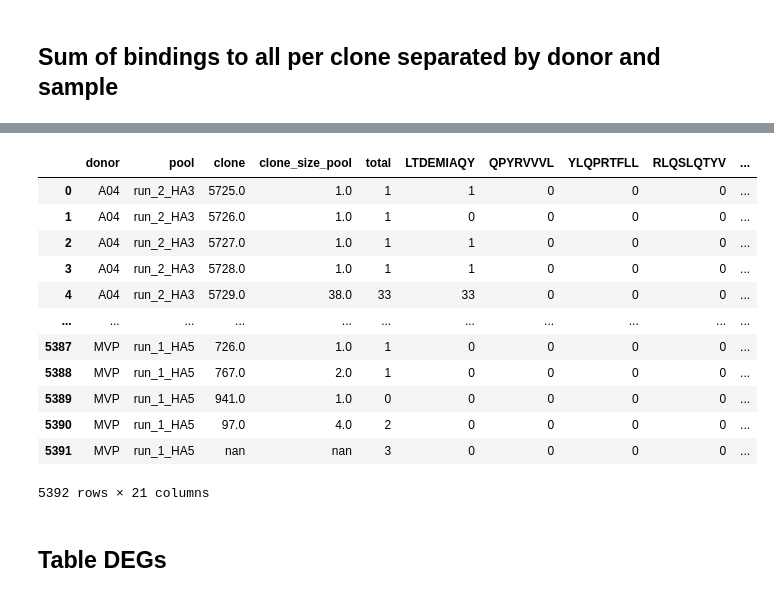
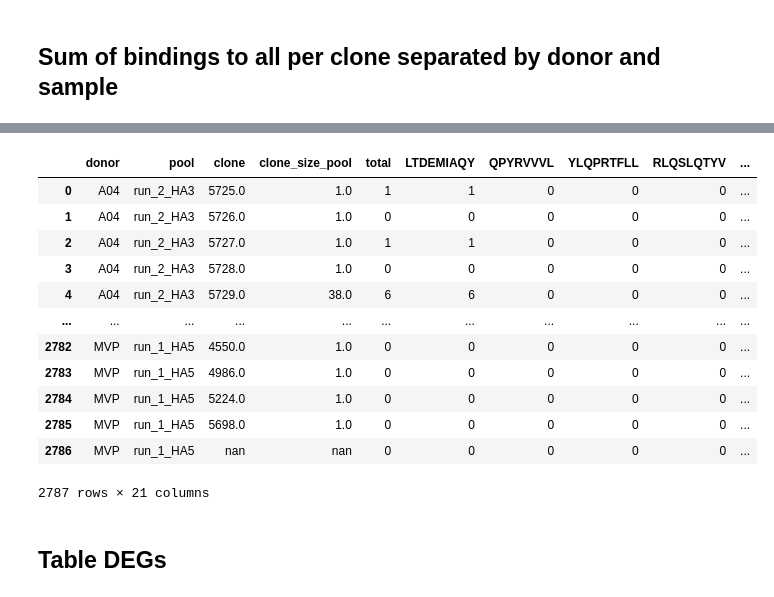
Before and after one commit to SchubertLab/CovidVac_HIM, a Jupyter notebook: analysis/mvp/04_mvp_tables.ipynb, the cells around one changed output, grey strips where cells are left out. Drawn from its saved outputs; the diff is of its cells as text; code cells hidden in the pictures.

```diff
--- a/analysis/mvp/04_mvp_tables.ipynb
+++ b/analysis/mvp/04_mvp_tables.ipynb
@@ -21,9 +25,5 @@ path_data_cd8 = '../../data/mvp/02_mvp_annotated_cd8.h5ad'
 # %%
-adata_cd4 = sc.read(path_data_cd4)
-adata_cd8 = sc.read(path_data_cd8)
+adata = sc.read(path_data_cd8)
-# %%
-adata = adata_cd4.concatenate(adata_cd8)
-adata.uns = adata_cd4.uns
 # %%
 clonotype_sequence_dict = adata.obs[['clone_id', 'clonotype_sequence']].drop_duplicates()
 clonotype_sequence_dict = clonotype_sequence_dict[clonotype_sequence_dict['clone_id']!='nan']
@@ -42,14 +42,14 @@ j_genes_dict = j_genes_dict['j_genes'].to_dict()
 # %% [markdown]
 ## Mean expression value and clonal expansion per donor+sample for all epitopes
 # %%
-cts_all = adata[adata.obs['binding_minerva'].isin(adata.uns['epitopes'])
+cts_all = adata[adata.obs[binding_mode].isin(adata.uns['epitopes'])
                 | adata.obs['binding_10x'].isin(adata.uns['epitopes'])].obs['clone_id']
 
 df_all = adata[adata.obs['clone_id'].isin(cts_all)].obs
 df_all = df_all[~df_all['clone_id'].isna()]
 df_all_full = df_all
 
-content = ['donor', 'pool', 'clone_id', 'binding_10x', 'binding_minerva', 'clone_size_pool_ct', 'celltype'] #+ adata.uns['epitopes'].tolist()
+content = ['donor', 'pool', 'clone_id', 'binding_10x', binding_mode, 'clone_size_pool_ct', 'celltype'] #+ adata.uns['epitopes'].tolist()
 df_all = df_all[content].copy()
 df_all['Sequence'] = df_all['clone_id'].astype(str).map(clonotype_sequence_dict)
 df_all['V Genes'] = df_all['clone_id'].astype(str).map(v_genes_dict)
@@ -110,7 +111,8 @@ df_cell_table.head()
 # %%
 df_clones = adata[~adata.obs['clone_id'].isna()].obs
 
-content = ['donor', 'pool', 'clone_id', 'celltype', 'binding_10x', 'binding_minerva', 'clone_size_pool_ct']
+content = ['donor', 'pool', 'clone_id', 'celltype', 'binding_10x',
+           binding_mode, 'clone_size_pool_ct']
 df_clones = df_clones[content].copy()
 
 df_clones['Sequence'] = df_clones['clone_id'].astype(str).map(clonotype_sequence_dict)
@@ -140,46 +142,46 @@ content = {
 }
 for el in adata.uns['epitopes']:
     content[el] = []
 
 
 for donor_clones in tqdm(df_clones['donor+pool+clone'].unique()):
     donor = donor_clones.split('+')[0]
     pool = donor_clones.split('+')[1]
     clone = donor_clones.split('+')[2]
     clone_size_sample = donor_clones.split('+')[3]
 
     df_tmp = df_clones[(df_clones['donor']==donor)
                        & (df_clones['pool']==pool)
                        & (df_clones['clone_id']==str(clone))]
     content['donor'].append(donor)
     content['pool'].append(pool)
     content['clone'].append(clone)
     content['clone_size_pool'].append(clone_size_sample)
 
     total = 0
     for ep in adata.uns['epitopes']:
-        count_ep = np.sum(df_tmp['binding_minerva']==ep)
+        count_ep = np.sum(df_tmp['binding_10x']==ep)
         content[ep].append(count_ep)
         total += count_ep
     content['total'].append(total)
 
 df_clones_out = pd.DataFrame(content)
-df_clones_out.to_csv(f'{path_results}/epitope_assignment_by_clone.csv')
+df_clones_out.to_csv(f'{path_results}/epitope_assignment_by_clone_10x.csv')
 df_clones_out
 # %% [output]
 |  | donor | pool | clone | clone_size_pool | total | LTDEMIAQY | QPYRVVVL | YLQPRTFLL | RLQSLQTYV | ... |
 | 0 | A04 | run_2_HA3 | 5725.0 | 1.0 | 1 | 1 | 0 | 0 | 0 | ... |
-| 1 | A04 | run_2_HA3 | 5726.0 | 1.0 | 1 | 0 | 0 | 0 | 0 | ... |
+| 1 | A04 | run_2_HA3 | 5726.0 | 1.0 | 0 | 0 | 0 | 0 | 0 | ... |
 | 2 | A04 | run_2_HA3 | 5727.0 | 1.0 | 1 | 1 | 0 | 0 | 0 | ... |
-| 3 | A04 | run_2_HA3 | 5728.0 | 1.0 | 1 | 1 | 0 | 0 | 0 | ... |
-| 4 | A04 | run_2_HA3 | 5729.0 | 38.0 | 33 | 33 | 0 | 0 | 0 | ... |
+| 3 | A04 | run_2_HA3 | 5728.0 | 1.0 | 0 | 0 | 0 | 0 | 0 | ... |
+| 4 | A04 | run_2_HA3 | 5729.0 | 38.0 | 6 | 6 | 0 | 0 | 0 | ... |
 | ... | ... | ... | ... | ... | ... | ... | ... | ... | ... | ... |
-| 5387 | MVP | run_1_HA5 | 726.0 | 1.0 | 1 | 0 | 0 | 0 | 0 | ... |
-| 5388 | MVP | run_1_HA5 | 767.0 | 2.0 | 1 | 0 | 0 | 0 | 0 | ... |
-| 5389 | MVP | run_1_HA5 | 941.0 | 1.0 | 0 | 0 | 0 | 0 | 0 | ... |
-| 5390 | MVP | run_1_HA5 | 97.0 | 4.0 | 2 | 0 | 0 | 0 | 0 | ... |
-| 5391 | MVP | run_1_HA5 | nan | nan | 3 | 0 | 0 | 0 | 0 | ... |
+| 2782 | MVP | run_1_HA5 | 4550.0 | 1.0 | 0 | 0 | 0 | 0 | 0 | ... |
+| 2783 | MVP | run_1_HA5 | 4986.0 | 1.0 | 0 | 0 | 0 | 0 | 0 | ... |
+| 2784 | MVP | run_1_HA5 | 5224.0 | 1.0 | 0 | 0 | 0 | 0 | 0 | ... |
+| 2785 | MVP | run_1_HA5 | 5698.0 | 1.0 | 0 | 0 | 0 | 0 | 0 | ... |
+| 2786 | MVP | run_1_HA5 | nan | nan | 0 | 0 | 0 | 0 | 0 | ... |
-5392 rows × 21 columns
+2787 rows × 21 columns
 # %% [markdown]
 ## Table DEGs
 # %%
```
Also changed, not shown: parts of 12 cells of this notebook, 4 other files.
